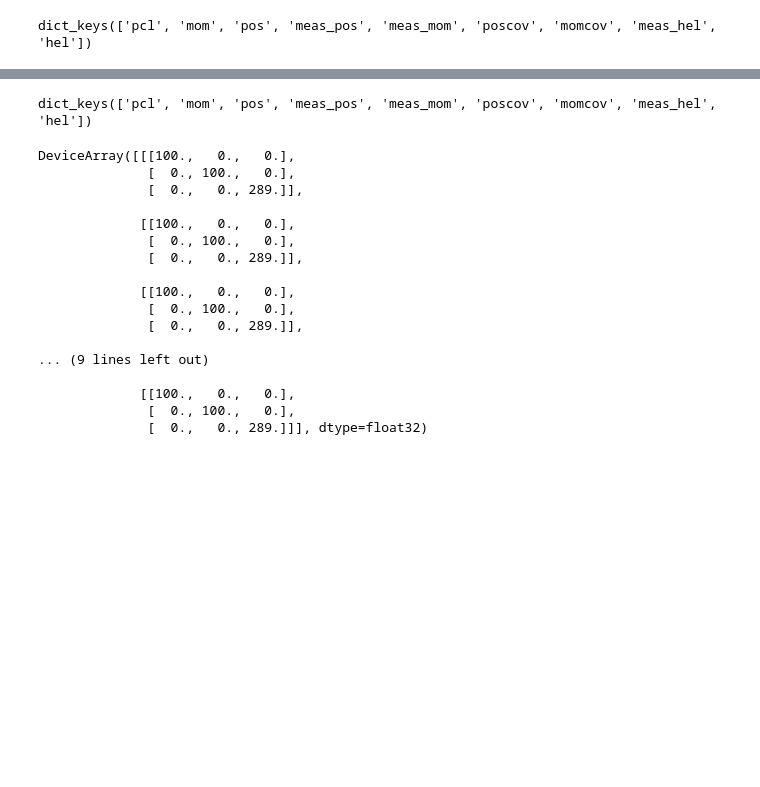
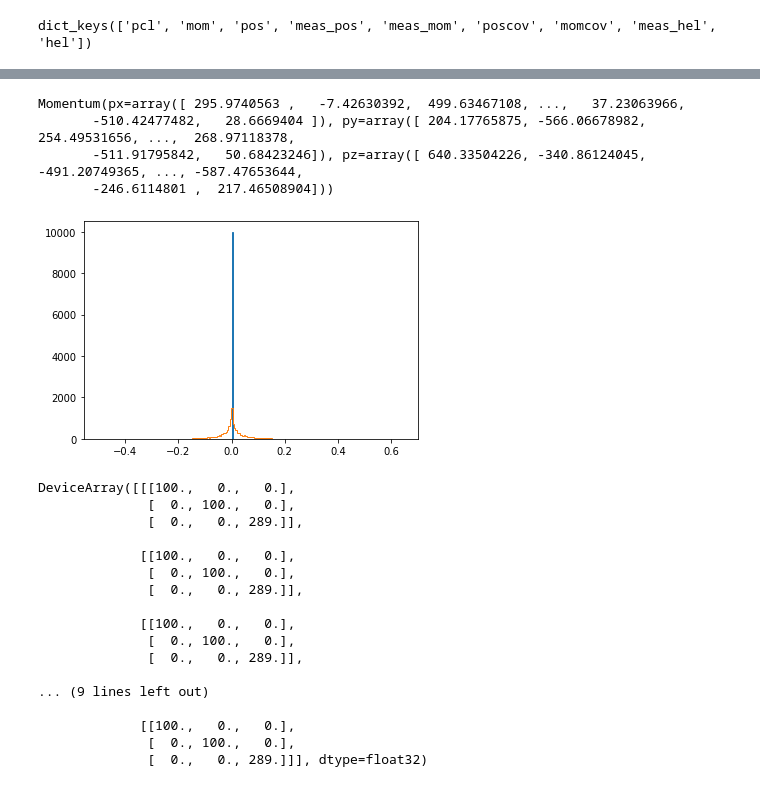
Before and after one commit to ddyak/sct-fitter, a Jupyter notebook: examples/kspipi.ipynb, the cells around one changed output, grey strips where cells are left out. Saved outputs shown, nothing was run; the diff lists cells and outputs as text; code cells hidden in the pictures; blank space fills up the shorter version.

```diff
--- a/examples/kspipi.ipynb
+++ b/examples/kspipi.ipynb
@@ -94,7 +94,15 @@ plt.hist((genpcls['pi+_Ks0']['mom'].px), histtype='step', bins=100);
 # %%
-genpcls['pi+'].keys()
+genpcls['pi+']['mom']
 # %% [output]
-dict_keys(['pcl', 'mom', 'pos', 'meas_pos', 'meas_mom', 'poscov', 'momcov', 'meas_hel', 'hel'])
+Momentum(px=array([ 295.9740563 ,   -7.42630392,  499.63467108, ...,   37.23063966,
+       -510.42477482,   28.6669404 ]), py=array([ 204.17765875, -566.06678982,  254.49531656, ...,  268.97118378,
+       -511.91795842,   50.68423246]), pz=array([ 640.33504226, -340.86124045, -491.20749365, ..., -587.47653644,
+       -246.6114801 ,  217.46508904]))
+# %%
+plt.hist(genpcls['pi+']['pos'].as_array[:, 2], histtype='step', bins=200);
+plt.hist(genpcls['pi+_Ks0']['pos'].as_array[:, 2], histtype='step', bins=200);
+# %% [output]
+[figure, added]
 # %%
 genpcls['pi-_Ks0']['momcov']
 # %% [output]
```
Also changed, not shown: parts of 8 cells of this notebook, 9 other files.
